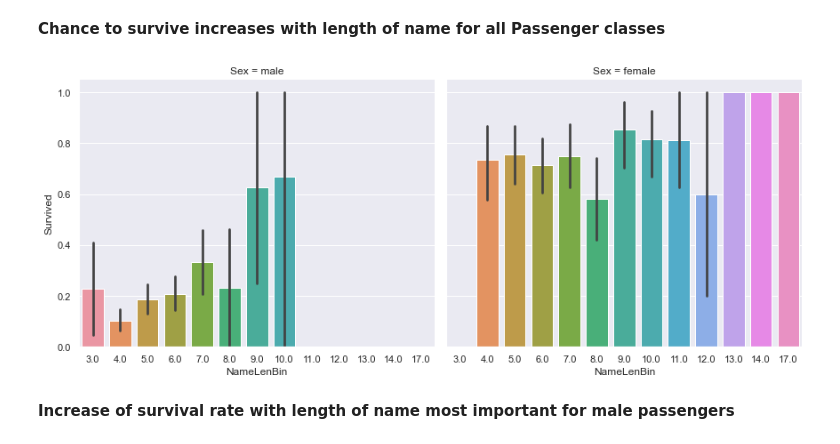
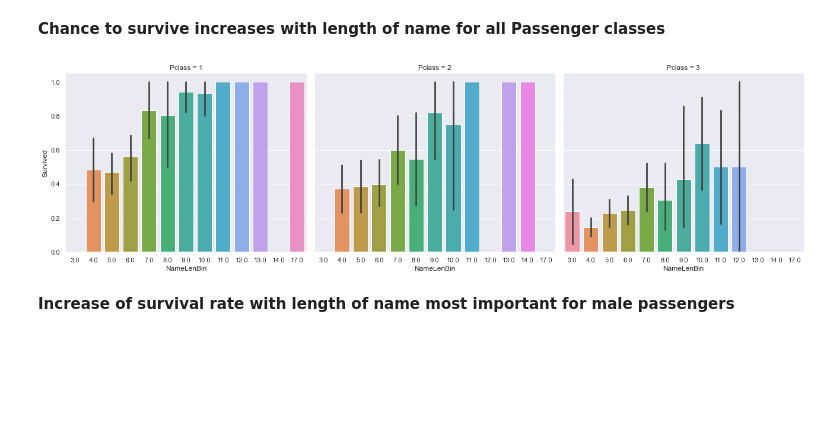
Before and after one commit to sakutepov/MADMO, a Jupyter notebook: 05_day/EDA_for_titanic.ipynb, the cells around one changed output. Drawn from its saved outputs; the diff is of its cells as text; code cells hidden in the pictures; blank space fills up the shorter version.

```diff
--- a/05_day/EDA_for_titanic.ipynb
+++ b/05_day/EDA_for_titanic.ipynb
@@ -461,9 +464,9 @@ plt.show()
 # %% [markdown]
 **Chance to survive increases with length of name for all Passenger classes**
 # %%
-g = sns.factorplot(x="NameLenBin", y="Survived", col="Sex", data=df_train, kind="bar", size=5, aspect=1.2)
+g = sns.factorplot(x="NameLenBin", y="Survived", col="Pclass", data=df_train, kind="bar", size=5, aspect=1.2)
 # %% [output]
-[figure, old version]
+[figure, new version]
 # %% [markdown]
 **Increase of survival rate with length of name most important for male passengers**
 # %% [markdown]
```
Also changed, not shown: parts of 37 cells of this notebook, 1 other file.
